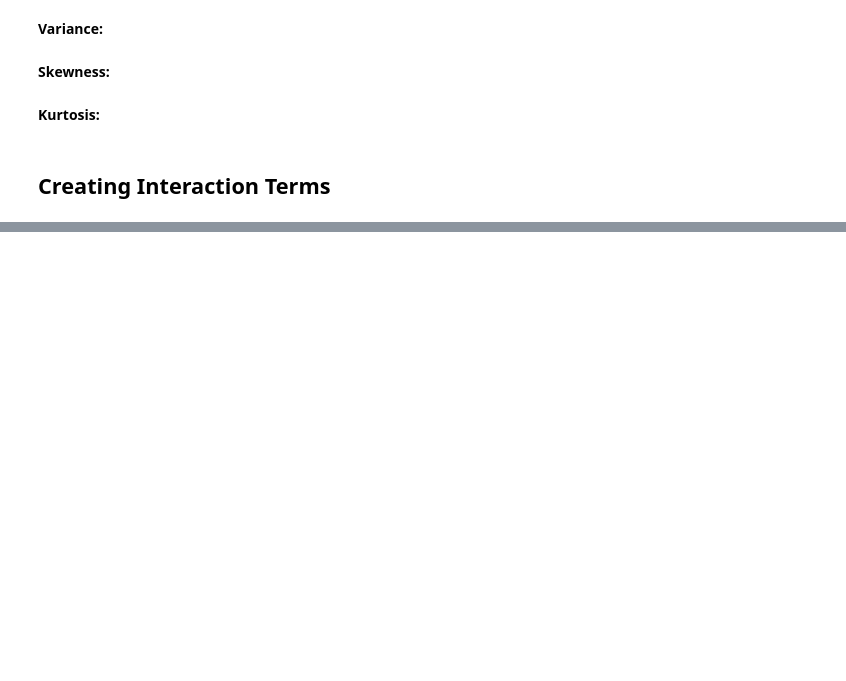
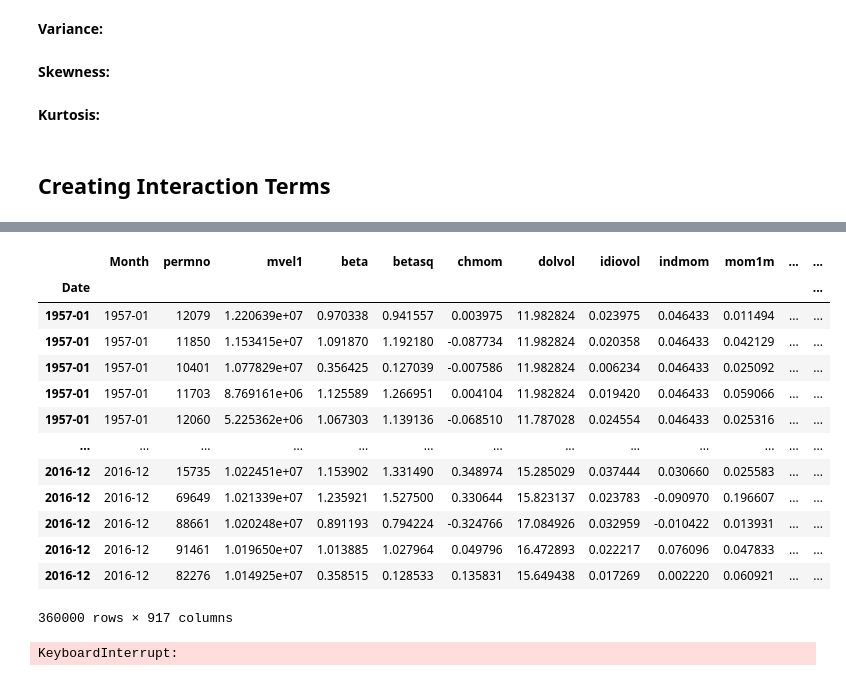
Before and after one commit to Berga20/DS-Project-Group4, a Jupyter notebook: Data-preprocessing.ipynb, the cells around one changed output, grey strips where cells are left out. Cells and saved outputs as stored; diff of their text form; code cells hidden in the pictures; blank space fills up the shorter version.

```diff
--- a/Data-preprocessing.ipynb
+++ b/Data-preprocessing.ipynb
@@ -330,0 +351,23 @@ data
+# %%
+data=data.drop(columns=Macro_pred_l)
+# %%
+data
+# %% [output]
+|  | Month | permno | mvel1 | beta | betasq | chmom | dolvol | idiovol | indmom | mom1m | ... | ... |
+| Date |  |  |  |  |  |  |  |  |  |  |  | ... |
+| 1957-01 | 1957-01 | 12079 | 1.220639e+07 | 0.970338 | 0.941557 | 0.003975 | 11.982824 | 0.023975 | 0.046433 | 0.011494 | ... | ... |
+| 1957-01 | 1957-01 | 11850 | 1.153415e+07 | 1.091870 | 1.192180 | -0.087734 | 11.982824 | 0.020358 | 0.046433 | 0.042129 | ... | ... |
+| 1957-01 | 1957-01 | 10401 | 1.077829e+07 | 0.356425 | 0.127039 | -0.007586 | 11.982824 | 0.006234 | 0.046433 | 0.025092 | ... | ... |
+| 1957-01 | 1957-01 | 11703 | 8.769161e+06 | 1.125589 | 1.266951 | 0.004104 | 11.982824 | 0.019420 | 0.046433 | 0.059066 | ... | ... |
+| 1957-01 | 1957-01 | 12060 | 5.225362e+06 | 1.067303 | 1.139136 | -0.068510 | 11.787028 | 0.024554 | 0.046433 | 0.025316 | ... | ... |
+| ... | ... | ... | ... | ... | ... | ... | ... | ... | ... | ... | ... | ... |
+| 2016-12 | 2016-12 | 15735 | 1.022451e+07 | 1.153902 | 1.331490 | 0.348974 | 15.285029 | 0.037444 | 0.030660 | 0.025583 | ... | ... |
+| 2016-12 | 2016-12 | 69649 | 1.021339e+07 | 1.235921 | 1.527500 | 0.330644 | 15.823137 | 0.023783 | -0.090970 | 0.196607 | ... | ... |
+| 2016-12 | 2016-12 | 88661 | 1.020248e+07 | 0.891193 | 0.794224 | -0.324766 | 17.084926 | 0.032959 | -0.010422 | 0.013931 | ... | ... |
+| 2016-12 | 2016-12 | 91461 | 1.019650e+07 | 1.013885 | 1.027964 | 0.049796 | 16.472893 | 0.022217 | 0.076096 | 0.047833 | ... | ... |
+| 2016-12 | 2016-12 | 82276 | 1.014925e+07 | 0.358515 | 0.128533 | 0.135831 | 15.649438 | 0.017269 | 0.002220 | 0.060921 | ... | ... |
+360000 rows × 917 columns
+# %%
+data.to_csv('Complete_dataset.csv' ,sep=',')
+# %% [output]
+KeyboardInterrupt:
```
Also changed, not shown: parts of 2 cells of this notebook.
